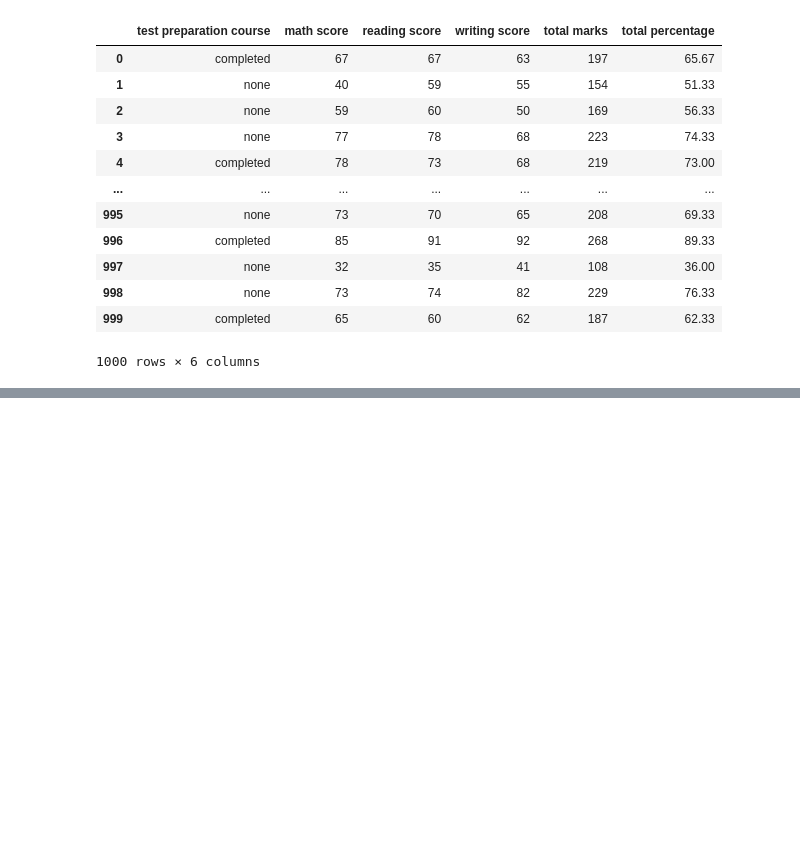
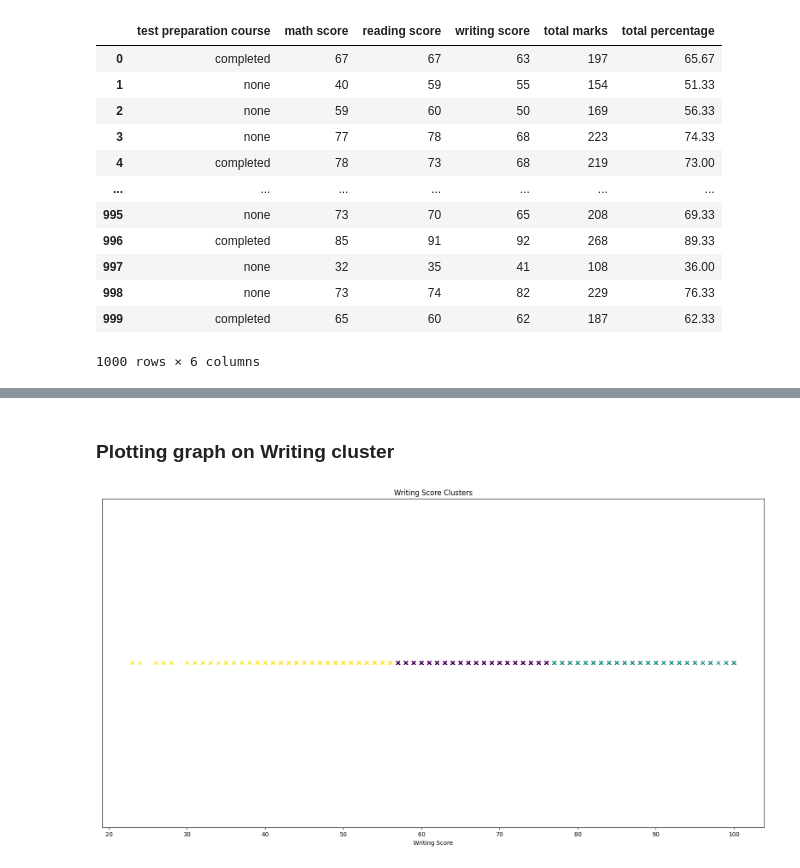
Before and after one commit to varun20004/Skill-and-Learning-Recommendation-System, a Jupyter notebook: skill assessment ml data preprocessing.ipynb, the cells around one changed output, grey strips where cells are left out. Drawn from its saved outputs; the diff is of its cells as text; code cells hidden in the pictures; blank space fills up the shorter version.

```diff
--- a/skill assessment ml data preprocessing.ipynb
+++ b/skill assessment ml data preprocessing.ipynb
@@ -181,0 +218,13 @@ df3
+# %%
+kmeans_writing = KMeans(n_clusters=3,random_state=0)
+df3['writing_cluster'] = kmeans_writing.fit_predict(df3[['writing score']])
+# %% [markdown]
+### Plotting graph on Writing cluster
+# %%
+plt.scatter(df3['writing score'], [0] * len(df3), c=df3['writing_cluster'], cmap='viridis', marker='x')
+plt.xlabel('Writing Score')
+plt.title('Writing Score Clusters')
+plt.yticks([])
+plt.show()
+# %% [output]
+[figure, added]
```
Also changed, not shown: parts of 16 cells of this notebook.
